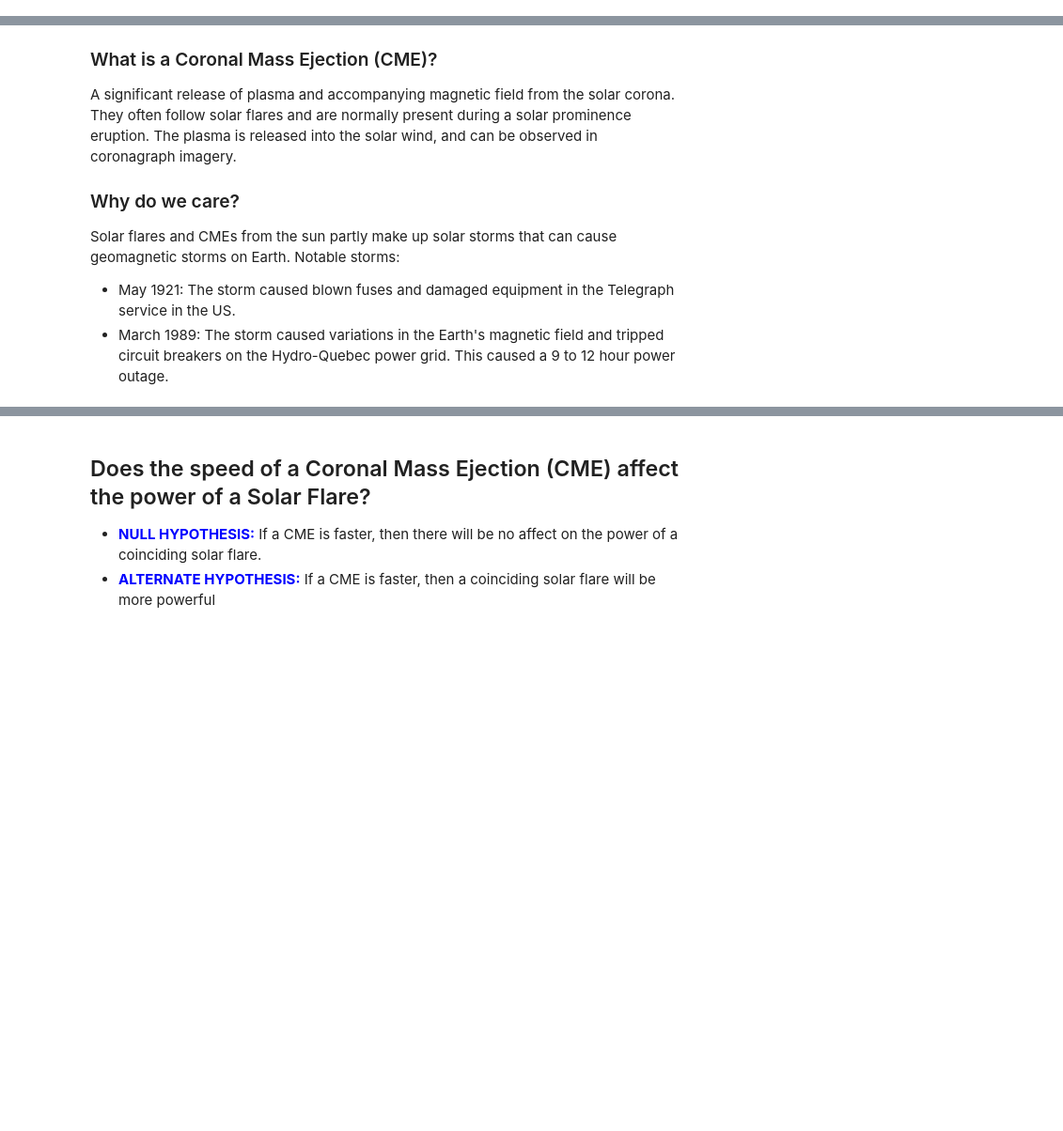
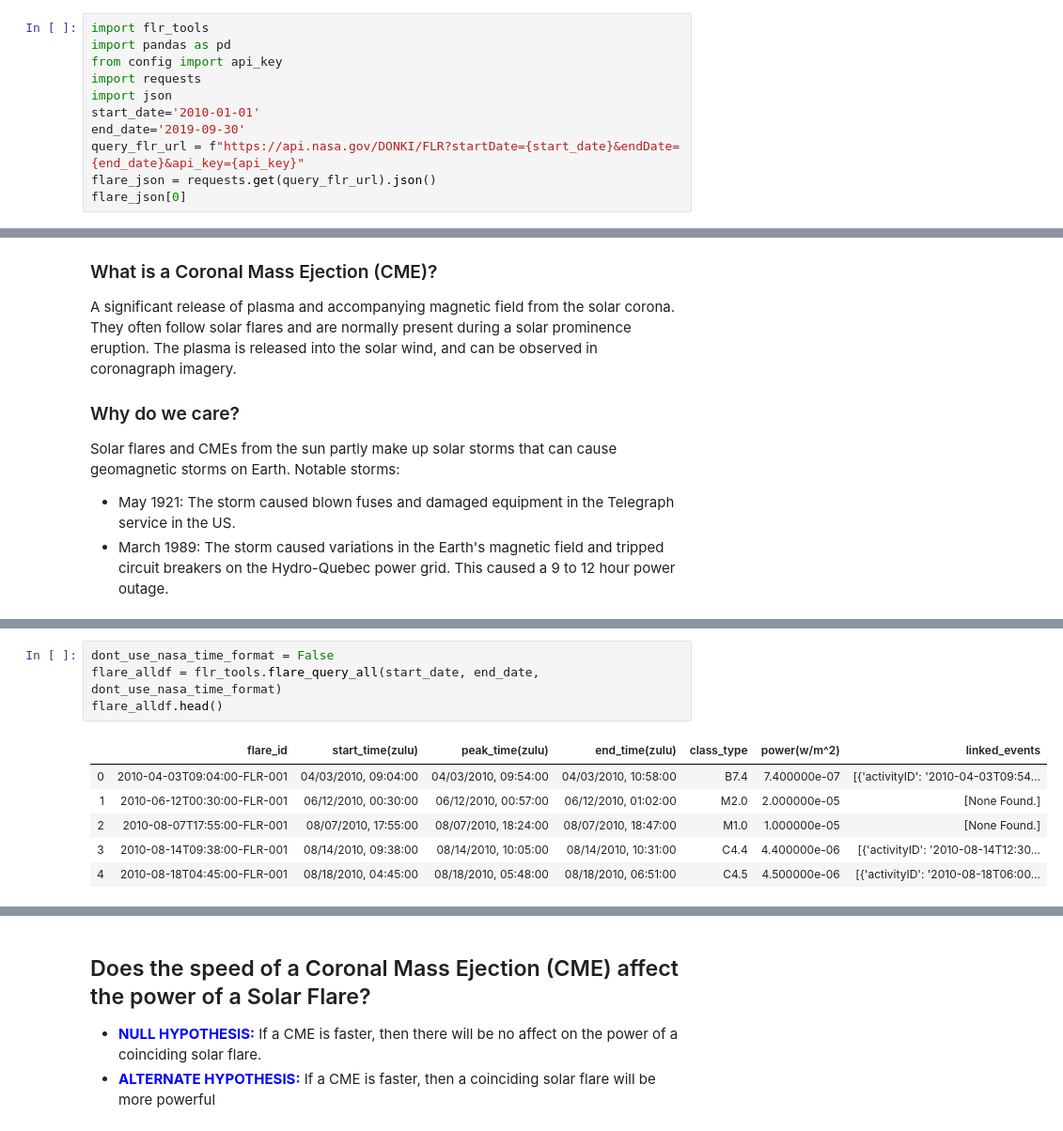
Before and after one commit to rockhound03/Project1, a Jupyter notebook: modules/Presentation Notebook.ipynb, the cells around one changed output, grey strips where cells are left out. Shown at 94% size. Saved outputs shown, nothing was run; the diff lists cells and outputs as text; blank space fills up the shorter version.

```diff
--- a/modules/Presentation Notebook.ipynb
+++ b/modules/Presentation Notebook.ipynb
@@ -1,3 +1,14 @@
+# %%
+import flr_tools
+import pandas as pd
+from config import api_key
+import requests
+import json
+start_date='2010-01-01'
+end_date='2019-09-30'
+query_flr_url = f"https://api.nasa.gov/DONKI/FLR?startDate={start_date}&endDate={end_date}&api_key={api_key}"
+flare_json = requests.get(query_flr_url).json()
+flare_json[0]
 # %% [markdown]
 # Solar Flares and Coronal Mass Ejections
 
@@ -18,2 +95,13 @@ Solar flares and CMEs from the sun partly make up solar storms that can cause ge
+# %%
+dont_use_nasa_time_format = False
+flare_alldf = flr_tools.flare_query_all(start_date, end_date, dont_use_nasa_time_format)
+flare_alldf.head()
+# %% [output]
+|  | flare_id | start_time(zulu) | peak_time(zulu) | end_time(zulu) | class_type | power(w/m^2) | linked_events |
+| 0 | 2010-04-03T09:04:00-FLR-001 | 04/03/2010, 09:04:00 | 04/03/2010, 09:54:00 | 04/03/2010, 10:58:00 | B7.4 | 7.400000e-07 | [{'activityID': '2010-04-03T09:54... |
+| 1 | 2010-06-12T00:30:00-FLR-001 | 06/12/2010, 00:30:00 | 06/12/2010, 00:57:00 | 06/12/2010, 01:02:00 | M2.0 | 2.000000e-05 | [None Found.] |
+| 2 | 2010-08-07T17:55:00-FLR-001 | 08/07/2010, 17:55:00 | 08/07/2010, 18:24:00 | 08/07/2010, 18:47:00 | M1.0 | 1.000000e-05 | [None Found.] |
+| 3 | 2010-08-14T09:38:00-FLR-001 | 08/14/2010, 09:38:00 | 08/14/2010, 10:05:00 | 08/14/2010, 10:31:00 | C4.4 | 4.400000e-06 | [{'activityID': '2010-08-14T12:30... |
+| 4 | 2010-08-18T04:45:00-FLR-001 | 08/18/2010, 04:45:00 | 08/18/2010, 05:48:00 | 08/18/2010, 06:51:00 | C4.5 | 4.500000e-06 | [{'activityID': '2010-08-18T06:00... |
 # %% [markdown]
 ### Questions:
```
Also changed, not shown: parts of 15 cells of this notebook, 3 other files.
